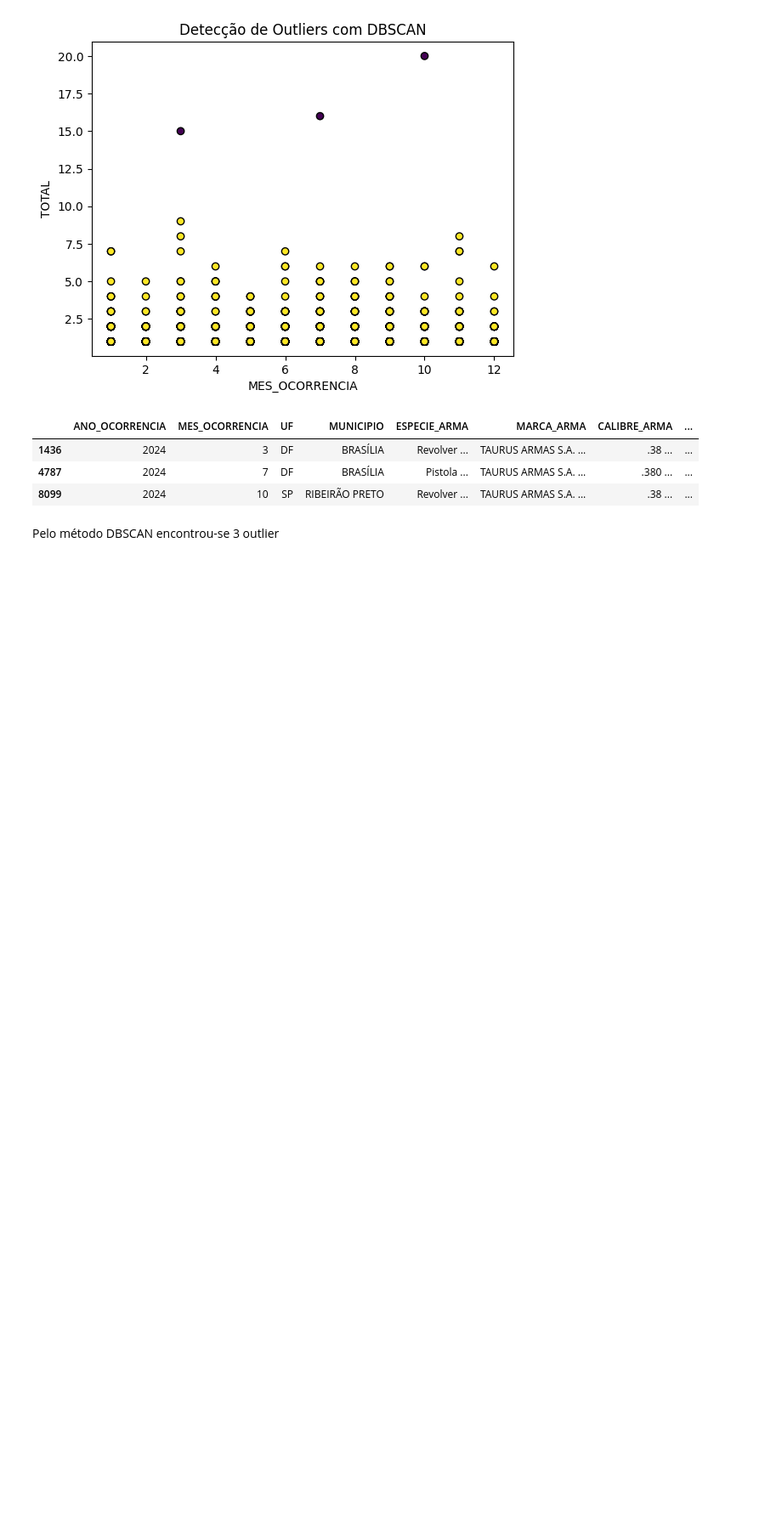
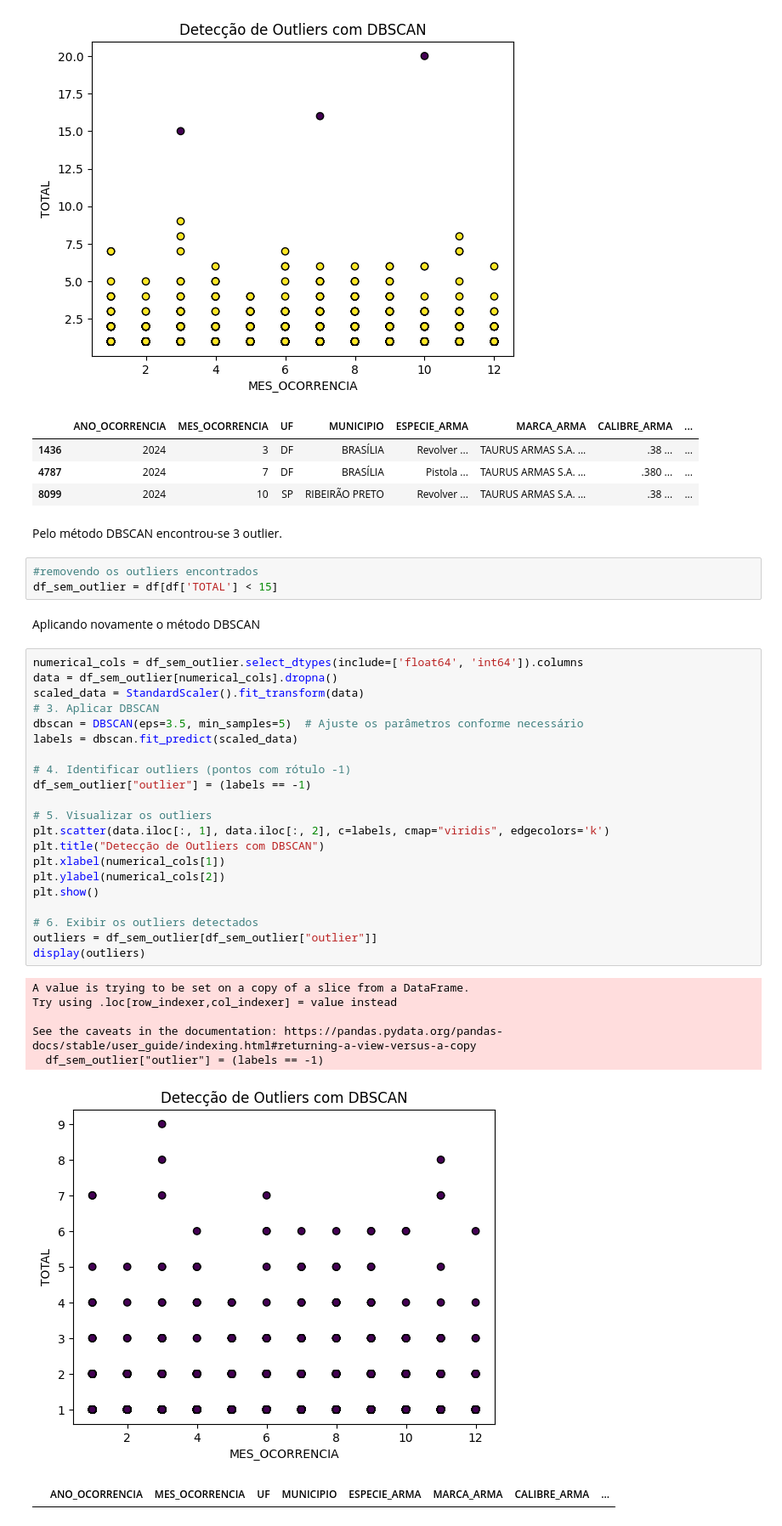
Before and after one commit to Victorferb/Minera-o-de-dados, a Jupyter notebook: pre-processamento.ipynb, the cells around one changed output. Shown at 85% size. Drawn from its saved outputs; the diff is of its cells as text; blank space fills up the shorter version.

Commit message:
Inclusão de algumas visualizações e features

```diff
--- a/pre-processamento.ipynb
+++ b/pre-processamento.ipynb
@@ -124,4 +125,38 @@ display(outliers)
 | 4787 | 2024 | 7 | DF | BRASÍLIA | Pistola ... | TAURUS ARMAS S.A. ... | .380 ... | ... |
 | 8099 | 2024 | 10 | SP | RIBEIRÃO PRETO | Revolver ... | TAURUS ARMAS S.A. ... | .38 ... | ... |
 # %% [markdown]
-Pelo método DBSCAN encontrou-se 3 outlier
+Pelo método DBSCAN encontrou-se 3 outlier.
+# %%
+#removendo os outliers encontrados
+df_sem_outlier = df[df['TOTAL'] < 15]
+# %% [markdown]
+Aplicando novamente o método DBSCAN
+# %%
+numerical_cols = df_sem_outlier.select_dtypes(include=['float64', 'int64']).columns
+data = df_sem_outlier[numerical_cols].dropna()
+scaled_data = StandardScaler().fit_transform(data)
+# 3. Aplicar DBSCAN
+dbscan = DBSCAN(eps=3.5, min_samples=5)  # Ajuste os parâmetros conforme necessário
+labels = dbscan.fit_predict(scaled_data)
+
+# 4. Identificar outliers (pontos com rótulo -1)
+df_sem_outlier["outlier"] = (labels == -1)
+
+# 5. Visualizar os outliers
+plt.scatter(data.iloc[:, 1], data.iloc[:, 2], c=labels, cmap="viridis", edgecolors='k')
+plt.title("Detecção de Outliers com DBSCAN")
+plt.xlabel(numerical_cols[1])
+plt.ylabel(numerical_cols[2])
+plt.show()
+
+# 6. Exibir os outliers detectados
+outliers = df_sem_outlier[df_sem_outlier["outlier"]]
+display(outliers)
+# %% [output]
+A value is trying to be set on a copy of a slice from a DataFrame.
+Try using .loc[row_indexer,col_indexer] = value instead
+
+See the caveats in the documentation: https://pandas.pydata.org/pandas-docs/stable/user_guide/indexing.html#returning-a-view-versus-a-copy
+  df_sem_outlier["outlier"] = (labels == -1)
+[figure, added]
+|  | ANO_OCORRENCIA | MES_OCORRENCIA | UF | MUNICIPIO | ESPECIE_ARMA | MARCA_ARMA | CALIBRE_ARMA | ... |
```
Also changed, not shown: parts of 7 cells of this notebook, 1 other file.
